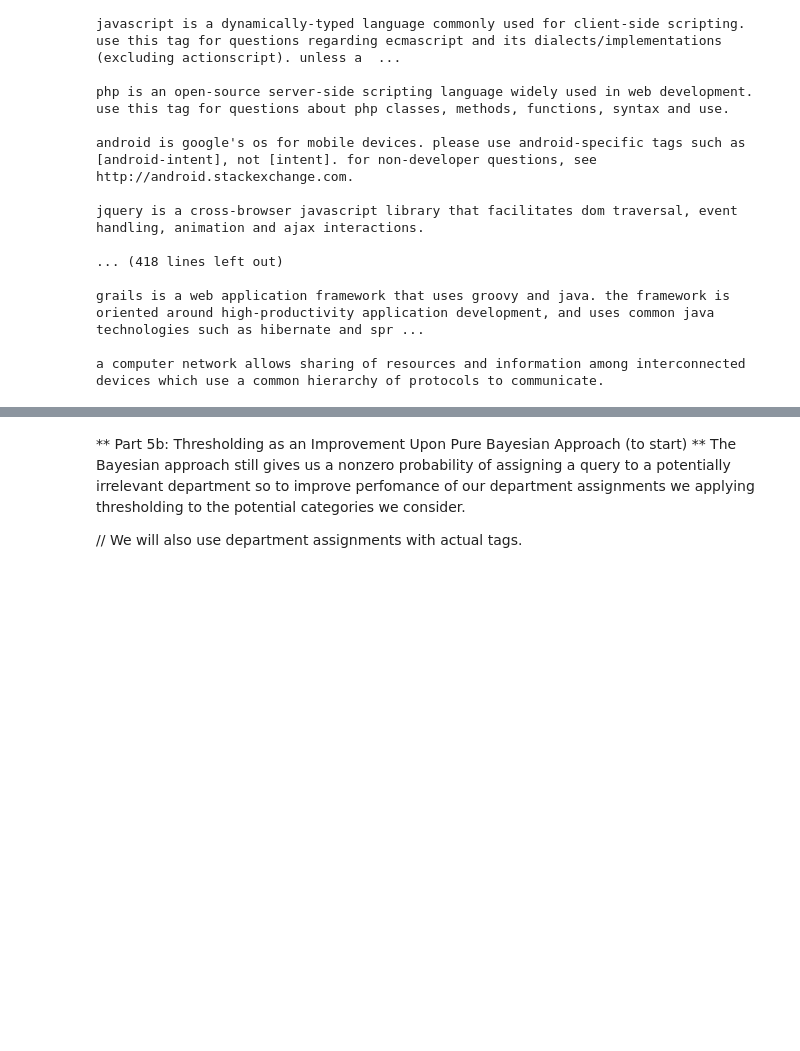
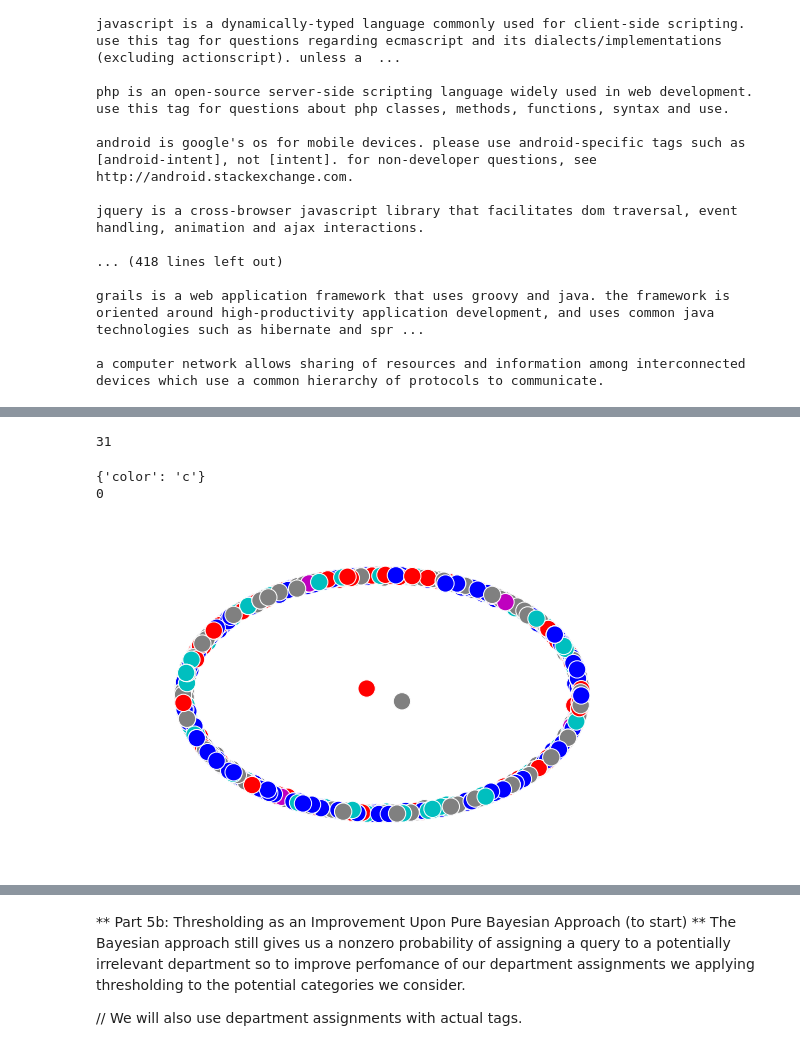
Before and after one commit to 2dpodcast/CS-109-Final-Project, a Jupyter notebook: CS109FinalProject.ipynb, the cells around one changed output, grey strips where cells are left out. Drawn from its saved outputs; the diff is of its cells as text; code cells hidden in the pictures; blank space fills up the shorter version.

```diff
--- a/CS109FinalProject.ipynb
+++ b/CS109FinalProject.ipynb
@@ -863,9 +814,0 @@ Focus is 1000 queries.
-# %%
-possible_desks = []
-for row in range(len(queries)):
-    desks = queries.irow(row)['Possible Support Desks (with Repeats)']
-    desks = list(set(desks))
-    possible_desks.append(desks)
-
-queries['Possible Desks'] = possible_desks
-queries.head()
@@ -911,0 +869,7 @@ def desk_graph(data):
+# %%
+Misc = [] # miscellaneous set
+for tag in tag_set:
+    if (tag not in Os) and (tag not in Web) and (tag not in Language) and (tag not in Api) and (tag not in Developer):
+        Misc.append(tag)
+
+len(Misc)
@@ -911,0 +880,25 @@ def desk_graph(data):
+# %%
+someset = []
+for row in range(100):
+    tags = queries.irow(row)['Tags']
+    for tag in list(tags.split()):
+        someset.append(tag)
+
+someset = list(set(someset))
+len(someset)
+
+newset = [tag for tag in someset if tag in tag_set]
+len(newset)
+
+# set up helper function
+def intersect(a, b):
+    """
+    Find the intersection of two lists.
+    """
+    return list(set(a) & set(b))
+
+
+foo = intersect(newset, Misc)
+len(foo)
+# %% [output]
+31
@@ -911,0 +967,33 @@ def desk_graph(data):
+# %%
+graph_network = desks_graph(queries)
+# %%
+print graph_network.node['firefox']
+print len(graph_network['firefox']) # connections to other nodes
+#print graph_network['php']['firefox']  # edge relationship between 'php' tag and 'http' tag
+# %% [output]
+{'color': 'c'}
+0
+# %%
+# this makes sure draw_spring results are the same at each call
+np.random.seed(1)
+
+color = [graph_network.node[tag]['color'] for tag in graph_network.nodes()]
+
+# determine position of each node using a spring layout
+pos = nx.spring_layout(graph_network, iterations=200)
+
+# plot the edges
+nx.draw_networkx_edges(graph_network, pos, alpha = .05)
+
+# plot the nodes
+nx.draw_networkx_nodes(graph_network, pos, node_color=color)
+
+# draw the labels
+#lbls = nx.draw_networkx_labels(graph_network, pos, alpha=5, font_size=8)
+
+# coordinate information is meaningless here, so let's remove it
+plt.xticks([])
+plt.yticks([])
+remove_border(left=False, bottom=False)
+# %% [output]
+[figure, added]
```
Also changed, not shown: parts of 31 cells of this notebook.
